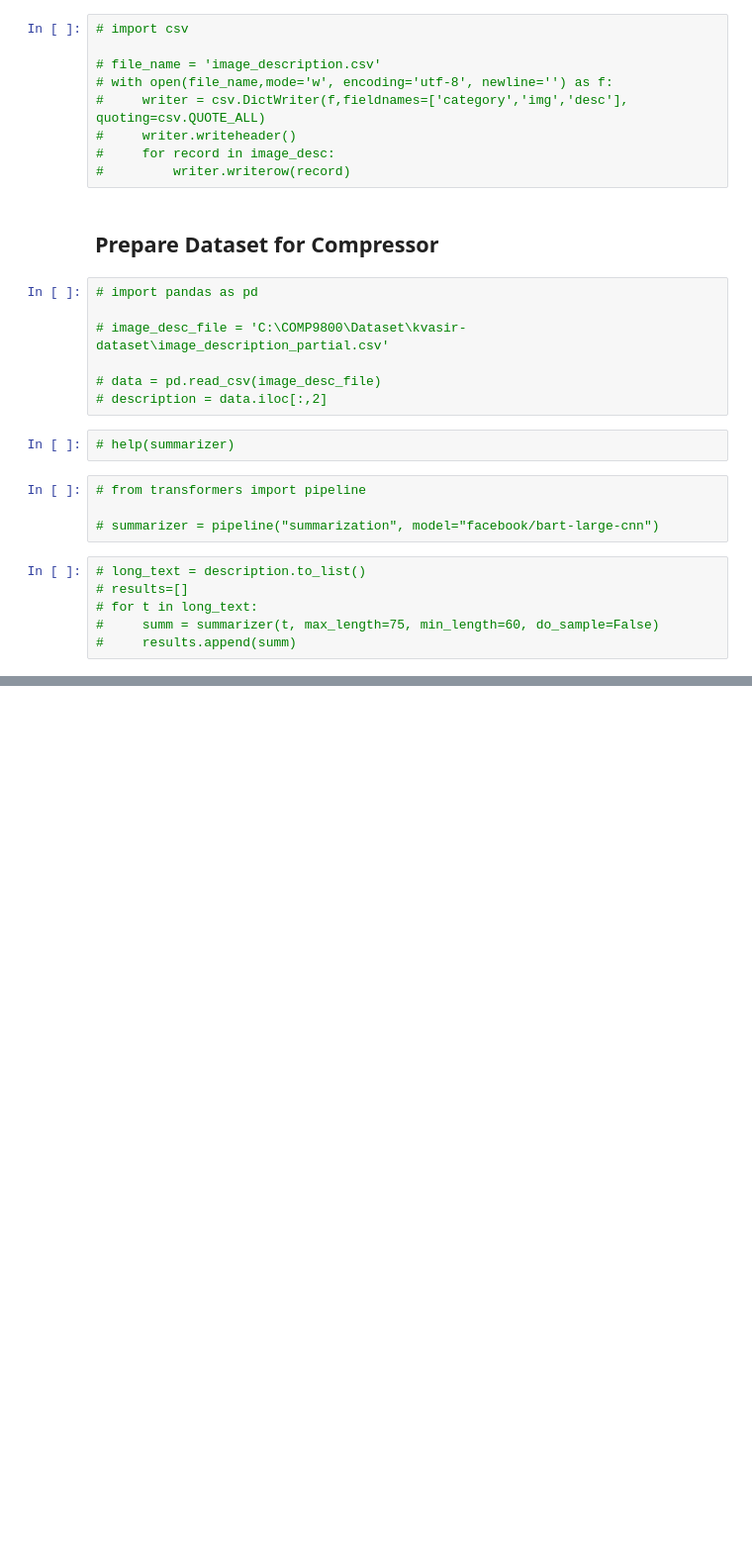
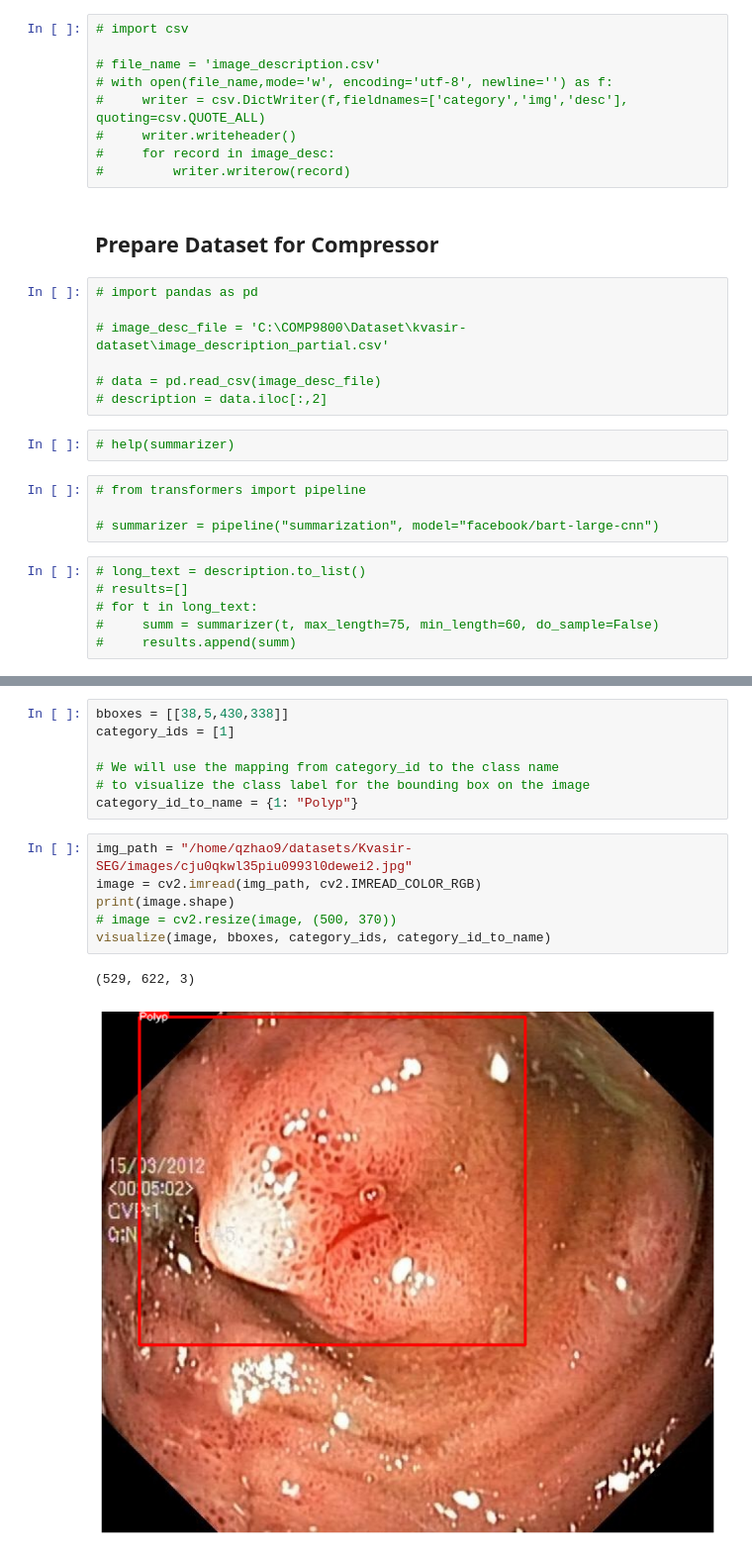
Before and after one commit to Q-Zhao-9/gradproj, a Jupyter notebook: experiments/dataset-preprocessing.ipynb, the cells around one changed output, grey strips where cells are left out. Shown at 99% size. Cells and saved outputs as stored; diff of their text form; blank space fills up the shorter version.

```diff
--- a/experiments/dataset-preprocessing.ipynb
+++ b/experiments/dataset-preprocessing.ipynb
@@ -500,0 +525,16 @@ memory usage: 12.5+ KB
+# %%
+bboxes = [[38,5,430,338]]
+category_ids = [1]
+
+# We will use the mapping from category_id to the class name
+# to visualize the class label for the bounding box on the image
+category_id_to_name = {1: "Polyp"}
+# %%
+img_path = "/home/qzhao9/datasets/Kvasir-SEG/images/cju0qkwl35piu0993l0dewei2.jpg"
+image = cv2.imread(img_path, cv2.IMREAD_COLOR_RGB)
+print(image.shape)
+# image = cv2.resize(image, (500, 370))
+visualize(image, bboxes, category_ids, category_id_to_name)
+# %% [output]
+(529, 622, 3)
+[figure, added]
```
Also changed, not shown: parts of 8 cells of this notebook, 4 other files.
